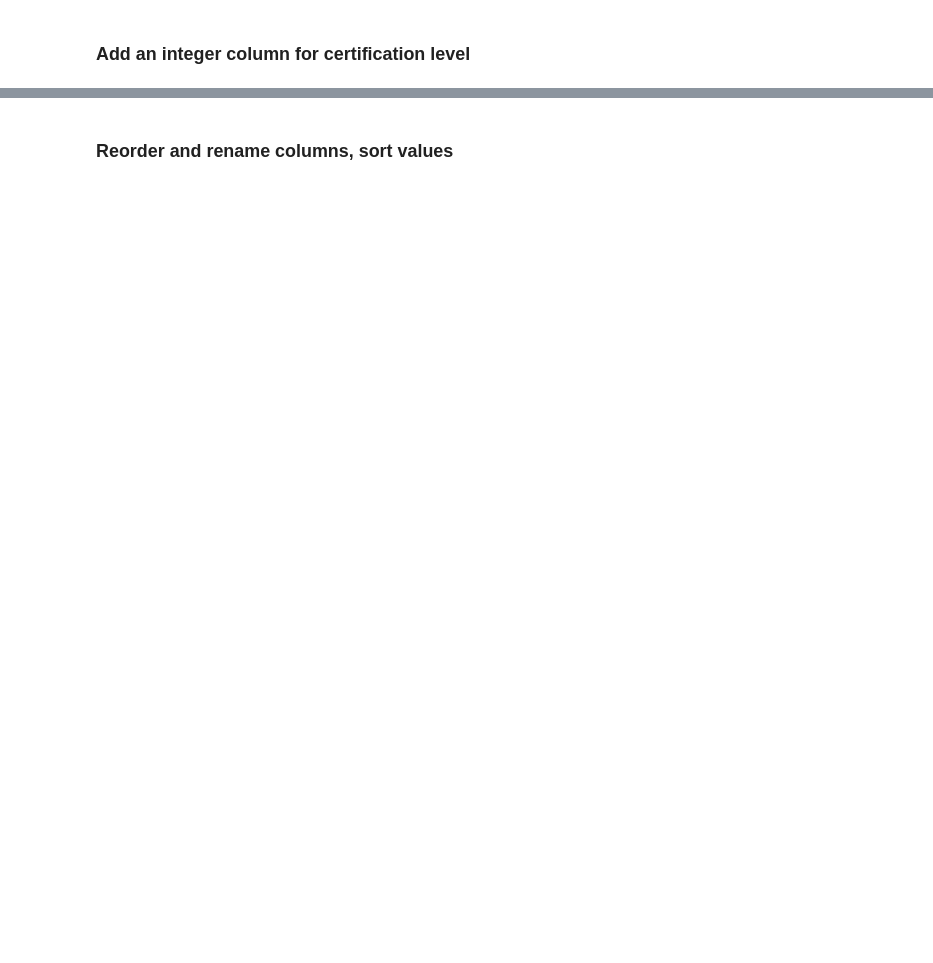
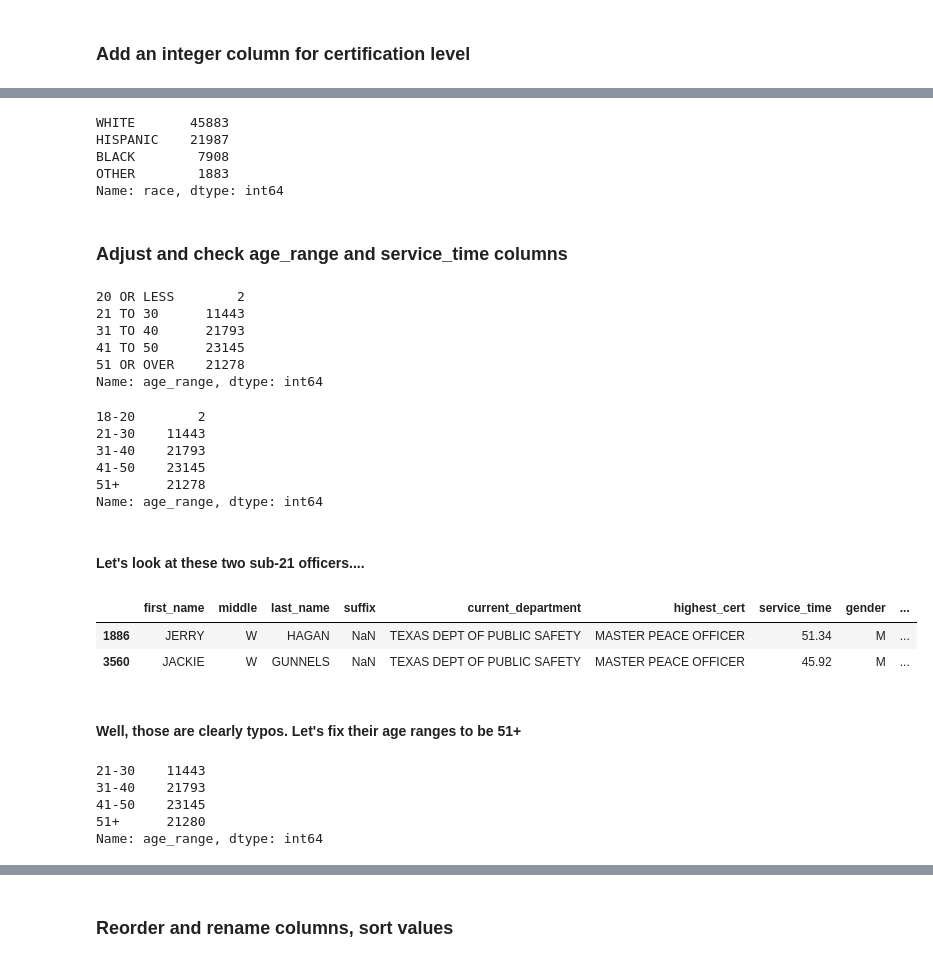
Before and after one commit to texas-justice-initiative/data-processing, a Jupyter notebook: data_cleaning/clean_list_of_texas_officers.ipynb, the cells around one changed output, grey strips where cells are left out. Saved outputs shown, nothing was run; the diff lists cells and outputs as text; code cells hidden in the pictures; blank space fills up the shorter version.

```diff
--- a/data_cleaning/clean_list_of_texas_officers.ipynb
+++ b/data_cleaning/clean_list_of_texas_officers.ipynb
@@ -200,0 +225,57 @@ officer_info['highest_cert_int'] = officer_info['highest_cert'].apply(lambda c:
+# %%
+TOP3_RACES = {'WHITE', 'HISPANIC', 'BLACK'}
+officer_info['race'] = officer_info['race'].apply(lambda race: race if race in TOP3_RACES else 'OTHER')
+officer_info['race'].value_counts()
+# %% [output]
+WHITE       45883
+HISPANIC    21987
+BLACK        7908
+OTHER        1883
+Name: race, dtype: int64
+# %% [markdown]
+### Adjust and check age_range and service_time columns
+# %%
+officer_info['age_range'].value_counts().sort_index()
+# %% [output]
+20 OR LESS        2
+21 TO 30      11443
+31 TO 40      21793
+41 TO 50      23145
+51 OR OVER    21278
+Name: age_range, dtype: int64
+# %%
+def convert_range(r):
+    if r == '20 OR LESS':
+        return '18-20'
+    elif r == '51 OR OVER':
+        return '51+'
+    else:
+        return r.replace(' TO ', '-')
+officer_info['age_range'] = officer_info['age_range'].apply(convert_range)
+officer_info['age_range'].value_counts().sort_index()
+# %% [output]
+18-20        2
+21-30    11443
+31-40    21793
+41-50    23145
+51+      21278
+Name: age_range, dtype: int64
+# %% [markdown]
+#### Let's look at these two sub-21 officers....
+# %%
+officer_info[officer_info.age_range == '18-20']
+# %% [output]
+|  | first_name | middle | last_name | suffix | current_department | highest_cert | service_time | gender | ... |
+| 1886 | JERRY | W | HAGAN | NaN | TEXAS DEPT OF PUBLIC SAFETY | MASTER PEACE OFFICER | 51.34 | M | ... |
+| 3560 | JACKIE | W | GUNNELS | NaN | TEXAS DEPT OF PUBLIC SAFETY | MASTER PEACE OFFICER | 45.92 | M | ... |
+# %% [markdown]
+#### Well, those are clearly typos. Let's fix their age ranges to be 51+
+# %%
+officer_info.loc[officer_info.age_range == '18-20', 'age_range'] = '51+'
+officer_info['age_range'].value_counts().sort_index()
+# %% [output]
+21-30    11443
+31-40    21793
+41-50    23145
+51+      21280
+Name: age_range, dtype: int64
```
Also changed, not shown: parts of 16 cells of this notebook.
